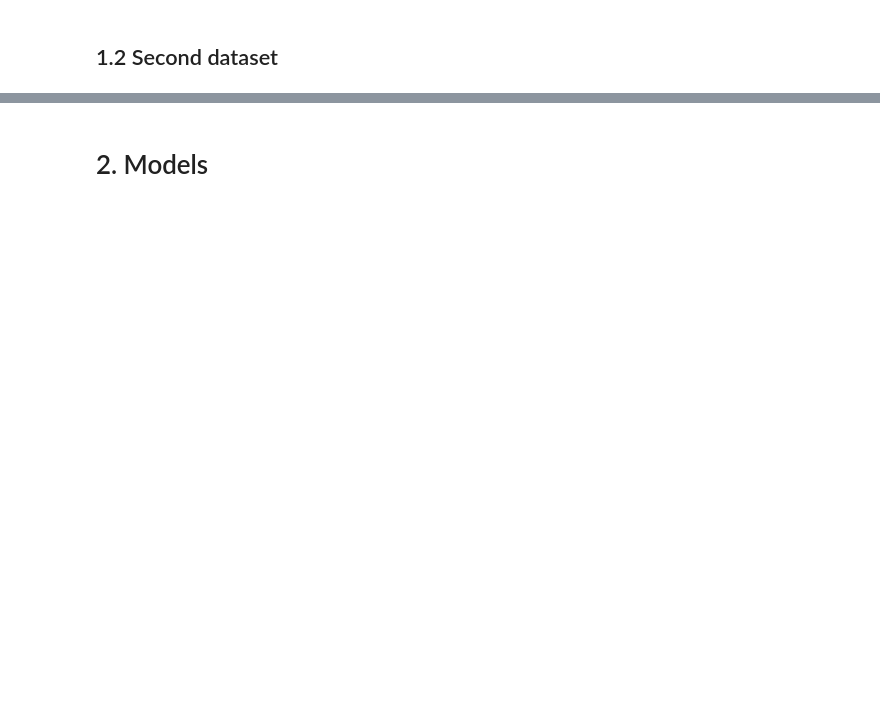
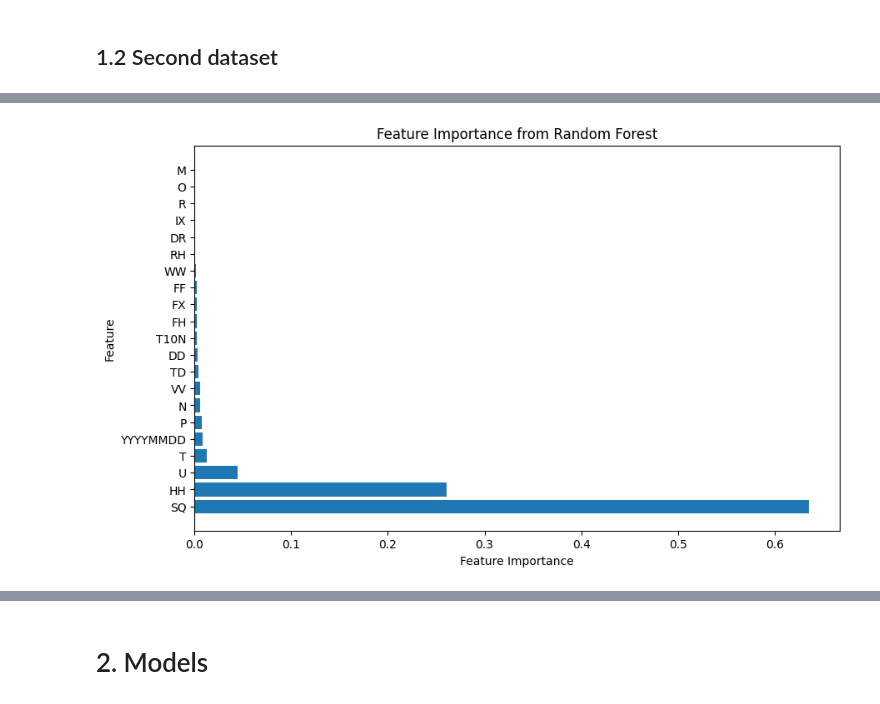
Before and after one commit to dashenter/Forecasting, a Jupyter notebook: Final.ipynb, the cells around one changed output, grey strips where cells are left out. Drawn from its saved outputs; the diff is of its cells as text; code cells hidden in the pictures; blank space fills up the shorter version.

```diff
--- a/Final.ipynb
+++ b/Final.ipynb
@@ -157,0 +240,6 @@ As seen above, the timestamp index from the original file has been turned into t
+# %%
+# Read the file
+data_all = pd.read_csv(data_all_path, sep=',', engine='python', skiprows = 27, on_bad_lines='skip')
+data_all.columns = ['STN', 'YYYYMMDD', 'HH', 'DD', 'FH', 'FF', 'FX', 'T', 'T10N', 'TD', 'SQ', 'Q', 'DR', 'RH', 'P', 'VV', 'N', 'U', 'WW', 'IX', 'M', 'R', 'S', 'O', 'Y']
+data_all = data_all[data_all['STN'] == 215] # Select only the same weather station as in the first dataset
+data_all
@@ -157,0 +260,28 @@ As seen above, the timestamp index from the original file has been turned into t
+# %%
+data_all = data_all.apply(pd.to_numeric, errors='coerce') # Convert to numeric and replace errors with NaN
+# %%
+unique_value_columns = [col for col in data_all.columns if data_all[col].nunique() == 1] # Find columns with only one unique value
+data_all = data_all.drop(columns=unique_value_columns) # Drop columns with only one unique value
+# %%
+X = data_all.drop(columns=['Q'])
+y = data_all['Q']
+
+# Fit the model
+model = RandomForestRegressor()
+model.fit(X, y)
+
+# Get feature importances
+importances = model.feature_importances_
+feature_names = X.columns
+feature_importance_df = pd.DataFrame({'feature': feature_names, 'importance': importances})
+feature_importance_df = feature_importance_df.sort_values(by='importance', ascending=False)
+
+# Plot feature importances
+plt.figure(figsize=(10, 6))
+plt.barh(feature_importance_df['feature'], feature_importance_df['importance'])
+plt.xlabel('Feature Importance')
+plt.ylabel('Feature')
+plt.title('Feature Importance from Random Forest')
+plt.show()
+# %% [output]
+[figure, added]
```
Also changed, not shown: parts of 70 cells of this notebook.
